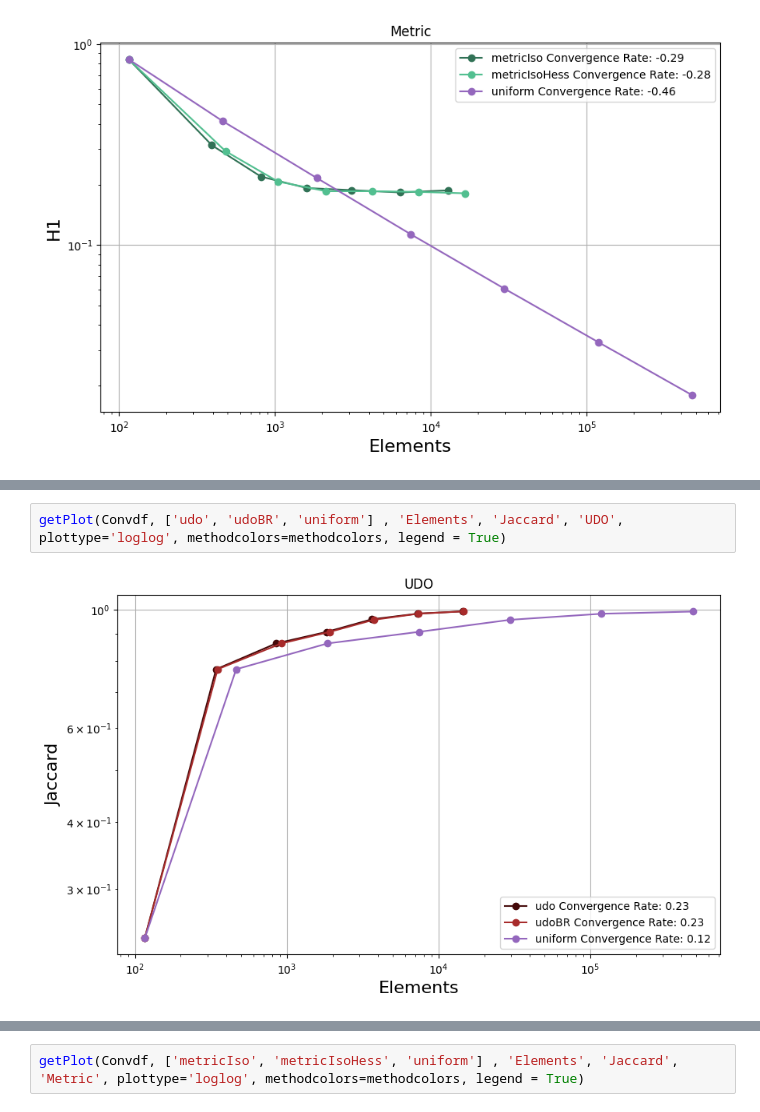
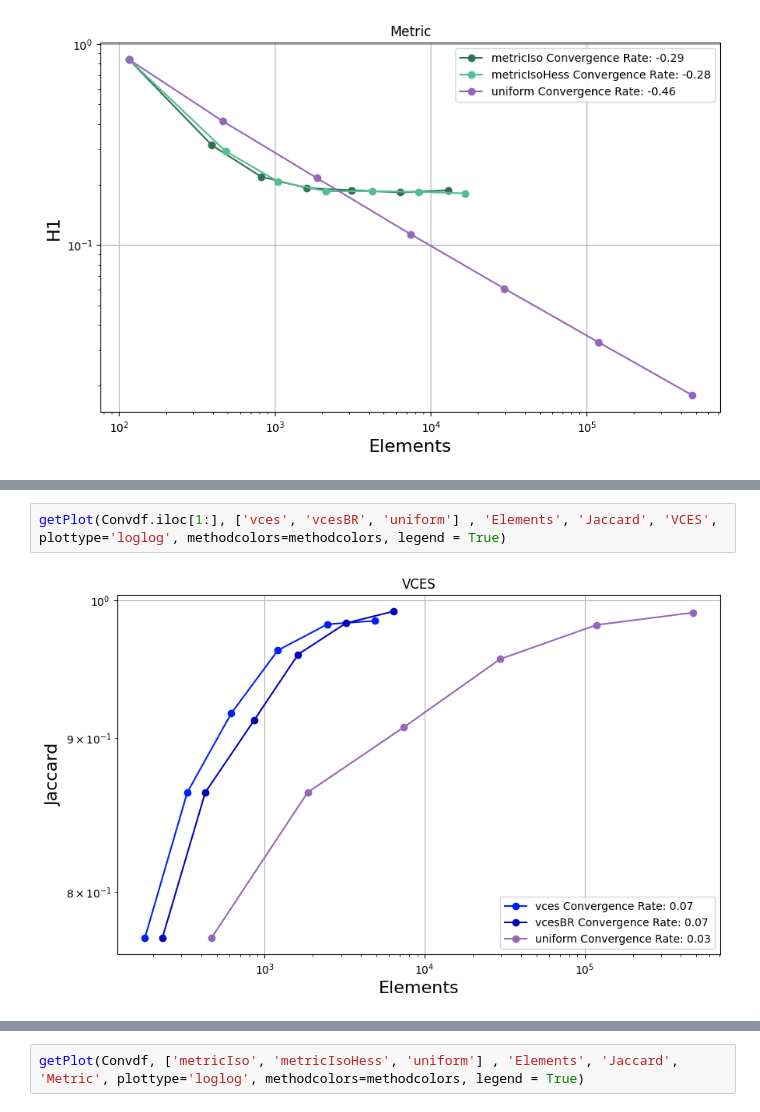
Before and after one commit to StefanoFochesatto/VI-AMR, a Jupyter notebook: NumericalResults/ConvergenceResults/PlotExplorer.ipynb, the cells around one changed output, grey strips where cells are left out. Drawn from its saved outputs; the diff is of its cells as text.

```diff
--- a/NumericalResults/ConvergenceResults/PlotExplorer.ipynb
+++ b/NumericalResults/ConvergenceResults/PlotExplorer.ipynb
@@ -128,4 +134,4 @@ getPlot(Convdf, ['metricIso', 'metricIsoHess', 'uniform'] , 'Elements', 'H1', 'M
 # %%
-getPlot(Convdf, ['udo', 'udoBR', 'uniform'] , 'Elements', 'Jaccard', 'UDO', plottype='loglog', methodcolors=methodcolors, legend = True)
+getPlot(Convdf.iloc[1:], ['vces', 'vcesBR', 'uniform'] , 'Elements', 'Jaccard', 'VCES', plottype='loglog', methodcolors=methodcolors, legend = True)
 # %% [output]
-[figure, old version]
+[figure, new version]
```
Also changed, not shown: parts of 3 cells of this notebook, 17 other files.
